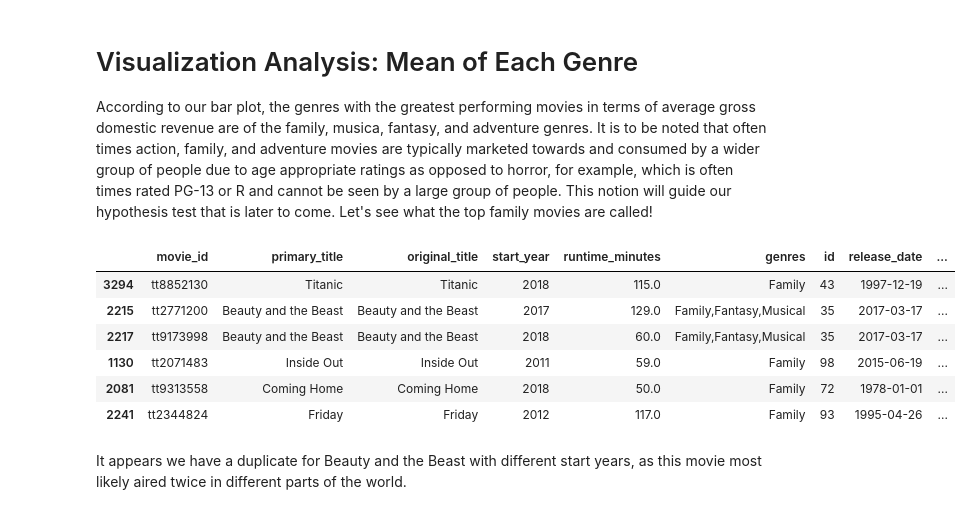
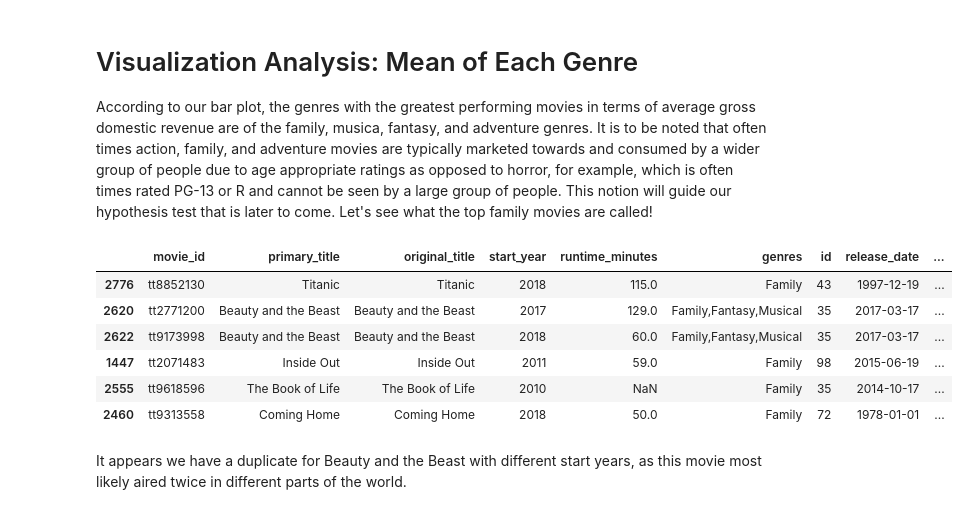
Before and after one commit to harte3/Flatiron-Capstone-Group-2, a Jupyter notebook: Final Notebook.ipynb, the cells around one changed output. Drawn from its saved outputs; the diff is of its cells as text; code cells hidden in the pictures.

```diff
--- a/Final Notebook.ipynb
+++ b/Final Notebook.ipynb
@@ -971,0 +945,12 @@ movies_df
+# %%
+# create new DF which does not exclude null values as these values were previously dropped
+# in order to conduct previous data analyses
+# create new dataframe including genre, domestic revenue, and  movie title
+conn2 = sqlite3.connect("zippedData/im.db")
+imbd2 = pd.read_sql('''
+SELECT *
+FROM movie_basics
+''', conn2)
+# %%
+movies1 = pd.merge(imbd2, revenue_df, on ='primary_title')
+movies1.info()
@@ -971,0 +976,7 @@ movies_df
+# %%
+# create column which contains just one genre instead of a list of genres
+movies1['main_genre'] = movies1["genres"].str.split(',')
+movies_df2 = movies1.explode('main_genre')
+# %%
+# dropping duplicates
+movies_df2 = movies_df2.drop_duplicates(subset= ['movie_id'])
@@ -1059,16 +1083,16 @@ plt.show()
 # Visualization Analysis: Mean of Each Genre
 According to our bar plot, the genres with the greatest performing movies in terms of average gross domestic revenue are of the family, musica, fantasy, and adventure genres. It is to be noted that often times action, family, and adventure movies are typically marketed towards and consumed by a wider group of people due to age appropriate ratings as opposed to horror, for example, which is often times rated PG-13 or R and cannot be seen by a large group of people. This notion will guide our hypothesis test that is later to come. Let's see what the top family movies are called!
 # %%
-top_family = movies_df[(movies_df['main_genre'] == 'Family')]
+top_family = movies_df2[(movies_df2['main_genre'] == 'Family')]
 top_family.sort_values(by='domestic_gross', ascending=False).head(6)
 # %% [output]
 |  | movie_id | primary_title | original_title | start_year | runtime_minutes | genres | id | release_date | ... |
-| 3294 | tt8852130 | Titanic | Titanic | 2018 | 115.0 | Family | 43 | 1997-12-19 | ... |
-| 2215 | tt2771200 | Beauty and the Beast | Beauty and the Beast | 2017 | 129.0 | Family,Fantasy,Musical | 35 | 2017-03-17 | ... |
-| 2217 | tt9173998 | Beauty and the Beast | Beauty and the Beast | 2018 | 60.0 | Family,Fantasy,Musical | 35 | 2017-03-17 | ... |
-| 1130 | tt2071483 | Inside Out | Inside Out | 2011 | 59.0 | Family | 98 | 2015-06-19 | ... |
-| 2081 | tt9313558 | Coming Home | Coming Home | 2018 | 50.0 | Family | 72 | 1978-01-01 | ... |
-| 2241 | tt2344824 | Friday | Friday | 2012 | 117.0 | Family | 93 | 1995-04-26 | ... |
+| 2776 | tt8852130 | Titanic | Titanic | 2018 | 115.0 | Family | 43 | 1997-12-19 | ... |
+| 2620 | tt2771200 | Beauty and the Beast | Beauty and the Beast | 2017 | 129.0 | Family,Fantasy,Musical | 35 | 2017-03-17 | ... |
+| 2622 | tt9173998 | Beauty and the Beast | Beauty and the Beast | 2018 | 60.0 | Family,Fantasy,Musical | 35 | 2017-03-17 | ... |
+| 1447 | tt2071483 | Inside Out | Inside Out | 2011 | 59.0 | Family | 98 | 2015-06-19 | ... |
+| 2555 | tt9618596 | The Book of Life | The Book of Life | 2010 | NaN | Family | 35 | 2014-10-17 | ... |
+| 2460 | tt9313558 | Coming Home | Coming Home | 2018 | 50.0 | Family | 72 | 1978-01-01 | ... |
 # %% [markdown]
 It appears we have a duplicate for Beauty and the Beast with different start years, as this movie most likely aired twice in different parts of the world.
 # %% [markdown]
```
Also changed, not shown: parts of 31 cells of this notebook.
